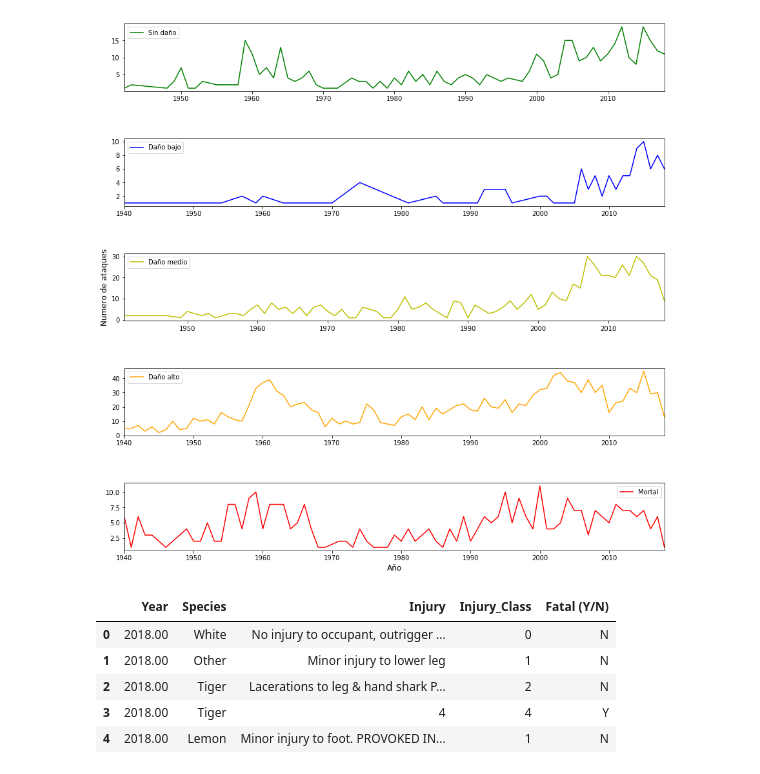
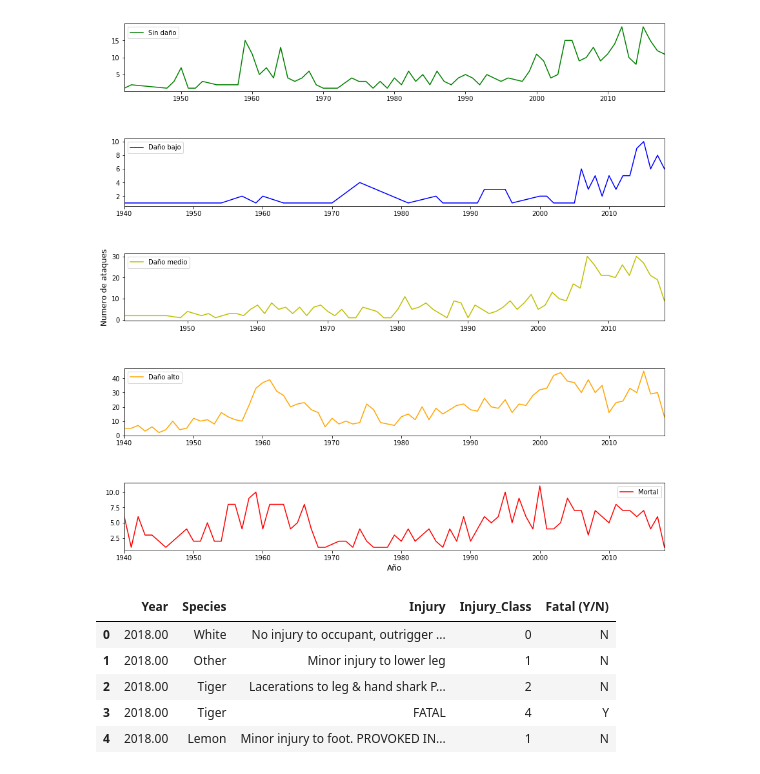
Before and after one commit to ironhack-datalabs/datamad0419, a Jupyter notebook: module-1/pandas-project/your-code/data-wrangling.ipynb, the cells around one changed output. Drawn from its saved outputs; the diff is of its cells as text; code cells hidden in the pictures.

```diff
--- a/module-1/pandas-project/your-code/data-wrangling.ipynb
+++ b/module-1/pandas-project/your-code/data-wrangling.ipynb
@@ -200,18 +200,19 @@ Por último, y no menos importante, pues es el objetivo primero de éste proyect
 # %%
 # se exporta el dataframe limpio
 # ahora elimino tambien el Tipo y la Actividad, pues no lo he utilizado en el estudio
 attacks_clean=pd.DataFrame()
 attacks_clean['Year']=datos['Año']
 attacks_clean['Species']=datos['Especie(clean)']
 attacks_clean['Injury']=datos['Daños']
 attacks_clean['Injury_Class']=datos['Clase_Daños']
 attacks_clean['Fatal (Y/N)']=datos['Mortal']
+attacks_clean.loc[attacks_clean['Injury']=='4', 'Injury']='FATAL'
 display(attacks_clean.head())
 attacks_clean.to_csv('attacks(clean).csv')
 # %% [output]
 |  | Year | Species | Injury | Injury_Class | Fatal (Y/N) |
 | 0 | 2018.00 | White | No injury to occupant, outrigger ... | 0 | N |
 | 1 | 2018.00 | Other | Minor injury to lower leg | 1 | N |
 | 2 | 2018.00 | Tiger | Lacerations to leg & hand shark P... | 2 | N |
-| 3 | 2018.00 | Tiger | 4 | 4 | Y |
+| 3 | 2018.00 | Tiger | FATAL | 4 | Y |
 | 4 | 2018.00 | Lemon | Minor injury to foot. PROVOKED IN... | 1 | N |
```
Also changed, not shown: parts of 1 cell of this notebook.
